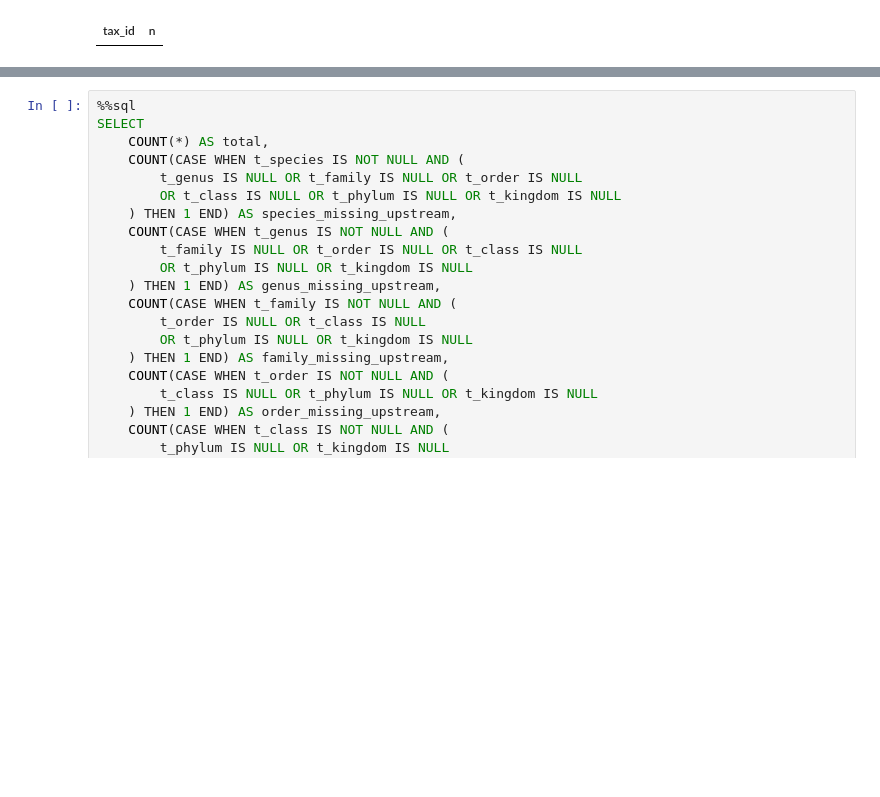
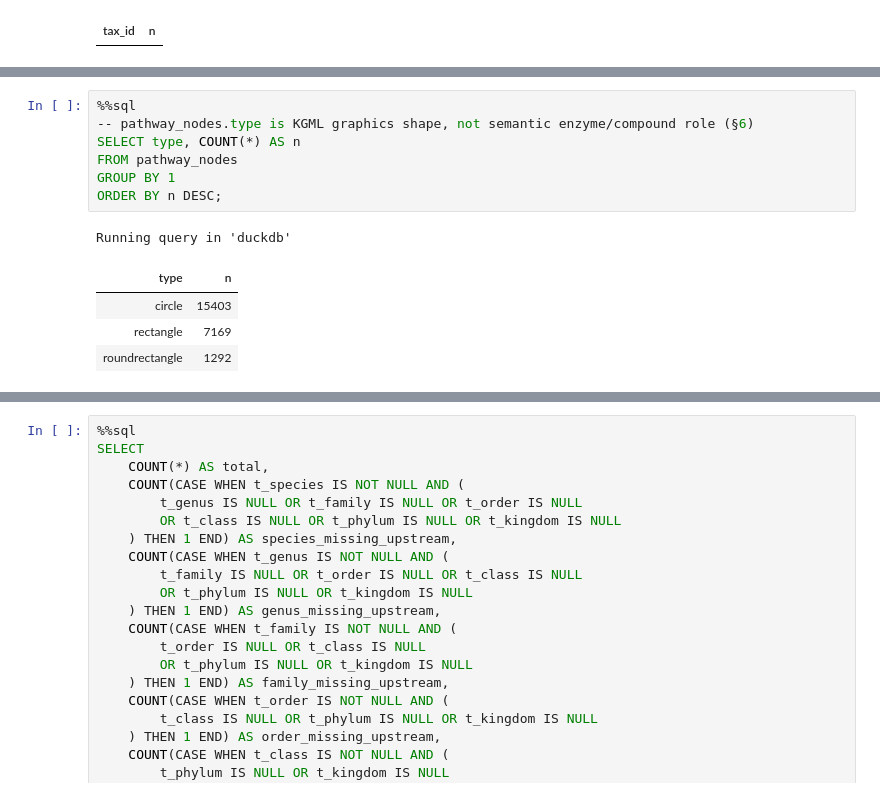
Before and after one commit to ParkinsonLab/metapro-data-vis, a Jupyter notebook: analytics/exploration/notebooks/exploratory_analysis.ipynb, the cells around one changed output, grey strips where cells are left out. Saved outputs shown, nothing was run; the diff lists cells and outputs as text; blank space fills up the shorter version.

```diff
--- a/analytics/exploration/notebooks/exploratory_analysis.ipynb
+++ b/analytics/exploration/notebooks/exploratory_analysis.ipynb
@@ -495,2 +495,15 @@ Running query in 'duckdb'
 | Glycine, serine and threonine met... | 32 |
 Truncated to displaylimit of 10.
+# %%
+%%sql
+-- pathway_nodes.type is KGML graphics shape, not semantic enzyme/compound role (§6)
+SELECT type, COUNT(*) AS n
+FROM pathway_nodes
+GROUP BY 1
+ORDER BY n DESC;
+# %% [output]
+Running query in 'duckdb'
+| type | n |
+| circle | 15403 |
+| rectangle | 7169 |
+| roundrectangle | 1292 |
```
Also changed, not shown: parts of 4 cells of this notebook, 1 other file.
